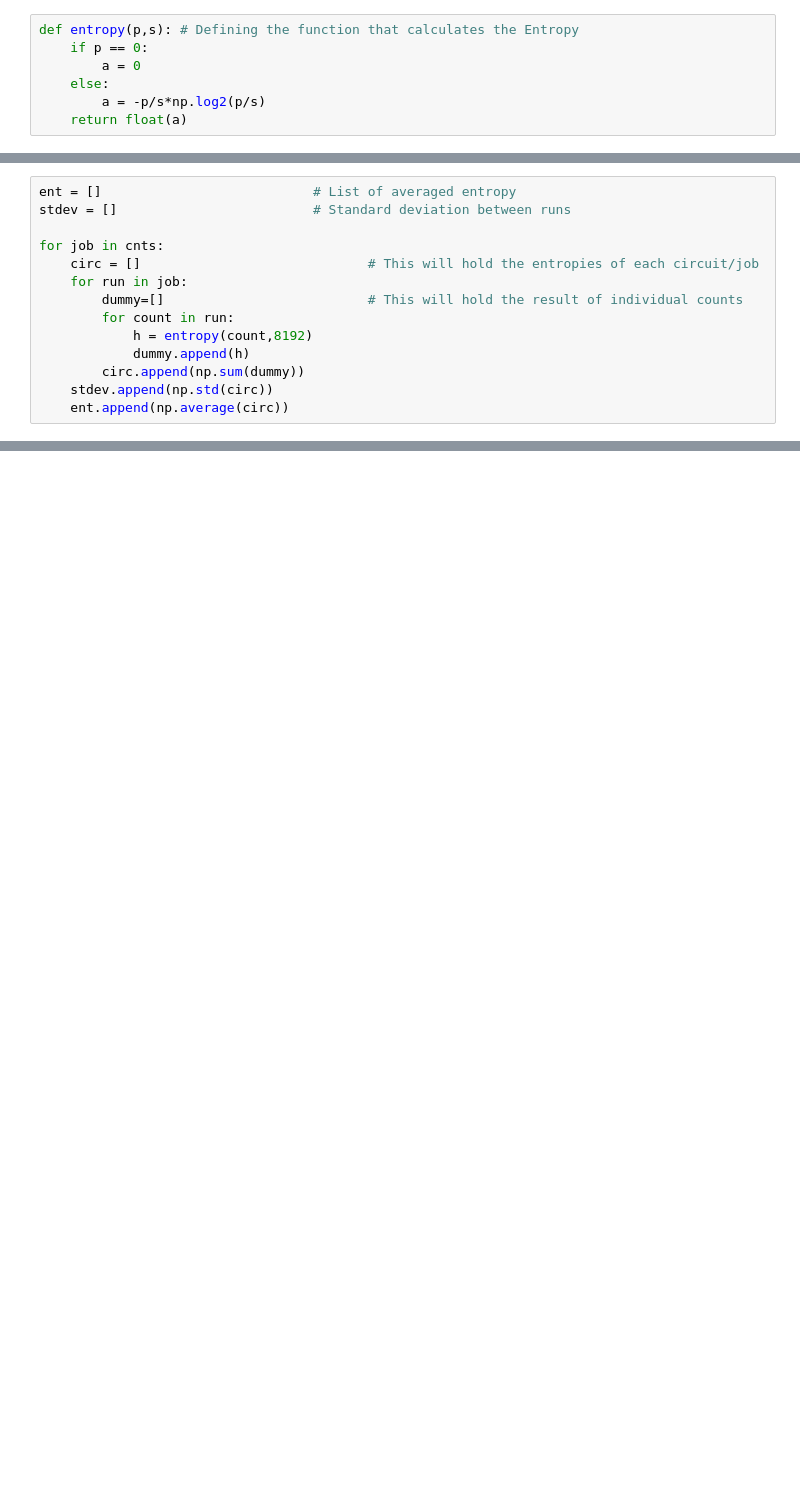
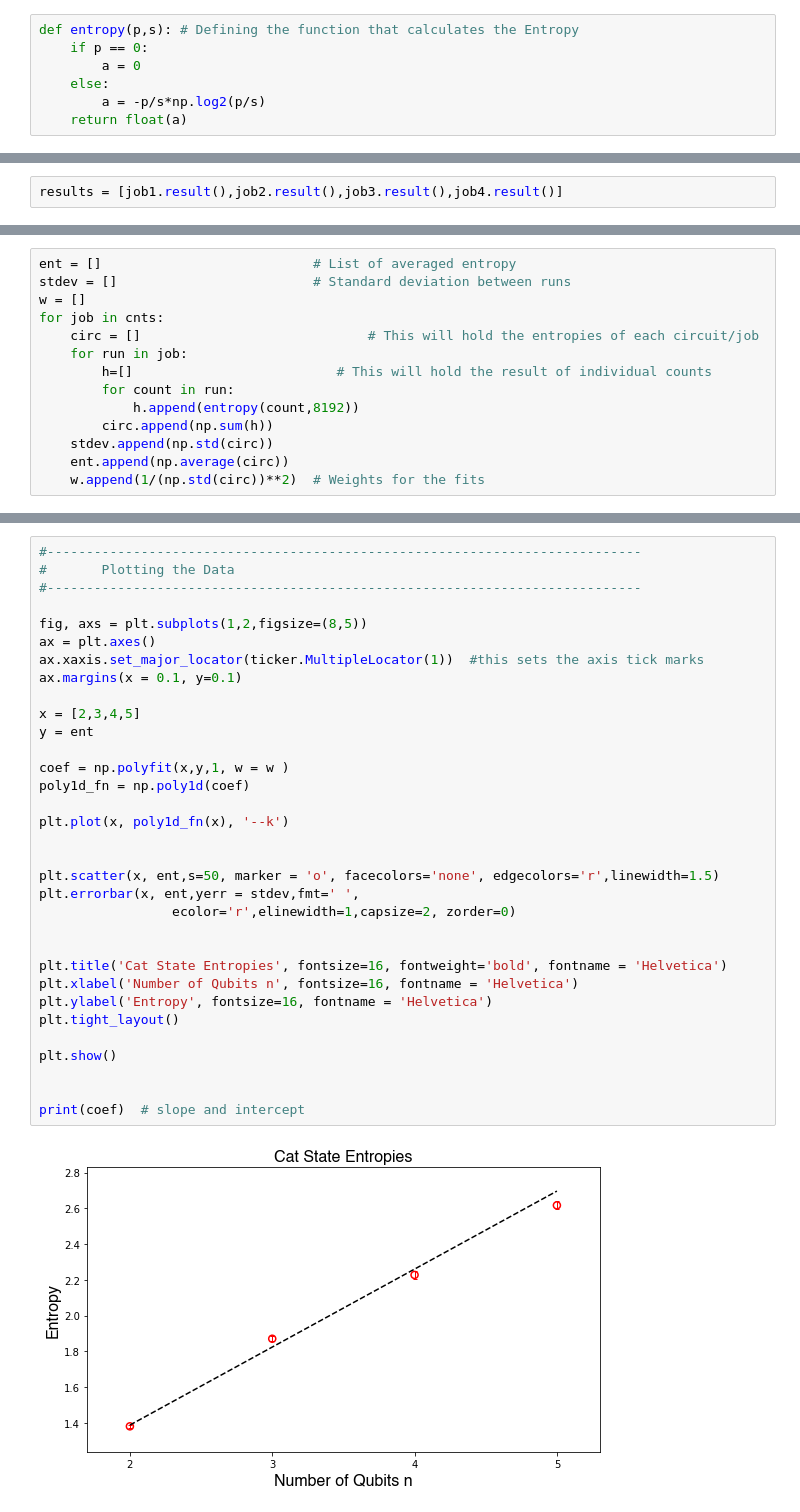
Before and after one commit to jansennathan/Research, a Jupyter notebook: Shannon Entropy of Cat States.ipynb, the cells around one changed output, grey strips where cells are left out. Cells and saved outputs as stored; diff of their text form; blank space fills up the shorter version.

```diff
--- a/Shannon Entropy of Cat States.ipynb
+++ b/Shannon Entropy of Cat States.ipynb
@@ -131 +125,3 @@ jbs = ['job1 ID','job2 ID']   # You will need to go to IBMQ get your job id, thi
+# %%
+results = [job1.result(),job2.result(),job3.result(),job4.result()]
 # %%
@@ -159,17 +153,17 @@ for i in jbs:
 # %%
 ent = []                           # List of averaged entropy
 stdev = []                         # Standard deviation between runs
-
+w = []
 for job in cnts:
     circ = []                             # This will hold the entropies of each circuit/job
     for run in job:
-        dummy=[]                          # This will hold the result of individual counts
+        h=[]                          # This will hold the result of individual counts
         for count in run:
-            h = entropy(count,8192)
-            dummy.append(h)
-        circ.append(np.sum(dummy))
+            h.append(entropy(count,8192))
+        circ.append(np.sum(h))
     stdev.append(np.std(circ))
     ent.append(np.average(circ))
+    w.append(1/(np.std(circ))**2)  # Weights for the fits
 # %%
 print(ent)
 print(stdev)
@@ -196,0 +175,35 @@ for job in cnts:
+# %%
+#----------------------------------------------------------------------------
+#       Plotting the Data
+#----------------------------------------------------------------------------
+
+fig, axs = plt.subplots(1,2,figsize=(8,5))
+ax = plt.axes()
+ax.xaxis.set_major_locator(ticker.MultipleLocator(1))  #this sets the axis tick marks
+ax.margins(x = 0.1, y=0.1)
+
+x = [2,3,4,5]
+y = ent
+
+coef = np.polyfit(x,y,1, w = w )
+poly1d_fn = np.poly1d(coef)
+
+plt.plot(x, poly1d_fn(x), '--k')
+
+
+plt.scatter(x, ent,s=50, marker = 'o', facecolors='none', edgecolors='r',linewidth=1.5)
+plt.errorbar(x, ent,yerr = stdev,fmt=' ',
+                 ecolor='r',elinewidth=1,capsize=2, zorder=0)
+
+
+plt.title('Cat State Entropies', fontsize=16, fontweight='bold', fontname = 'Helvetica')
+plt.xlabel('Number of Qubits n', fontsize=16, fontname = 'Helvetica')
+plt.ylabel('Entropy', fontsize=16, fontname = 'Helvetica')
+plt.tight_layout()
+
+plt.show()
+
+
+print(coef)  # slope and intercept
+# %% [output]
+[figure, added]
```
Also changed, not shown: parts of 16 cells of this notebook.
